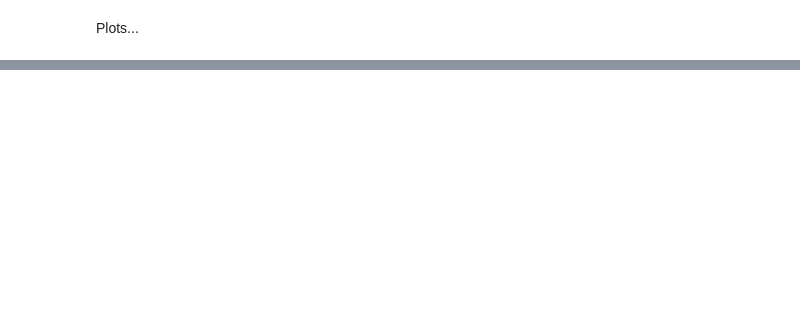
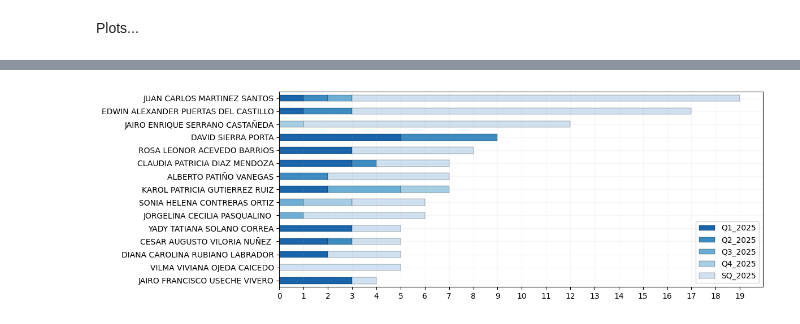
Before and after one commit to sierraporta/Scopus-Metrics-UTB, a Jupyter notebook: Script_Scopus_Investigaciones2.ipynb, the cells around one changed output, grey strips where cells are left out. Drawn from its saved outputs; the diff is of its cells as text; code cells hidden in the pictures; blank space fills up the shorter version.

```diff
--- a/Script_Scopus_Investigaciones2.ipynb
+++ b/Script_Scopus_Investigaciones2.ipynb
@@ -322,8 +422,11 @@ plt.show()
 # %%
 data1.set_index("DOCENTE")\
     .sort_values(by="Total 2025 (include SQ)",ascending=True)[["Q1_2025","Q2_2025","Q3_2025","Q4_2025","SQ_2025"]].tail(15)\
     .plot.barh(stacked=True, figsize=(12, 4), color=colors, edgecolor='k', lw=0.2)
 plt.xticks(np.arange(0,data1["Total 2025 (include SQ)"].max()+1,1))
+plt.grid(alpha=0.1); plt.ylabel(None)
 plt.tight_layout()
-plt.savefig("ALL.png",dpi=300,bbox_inches='tight')
+plt.savefig("ALL1.png",dpi=300,bbox_inches='tight')
 plt.show()
+# %% [output]
+[figure, added]
```
Also changed, not shown: parts of 19 cells of this notebook.
